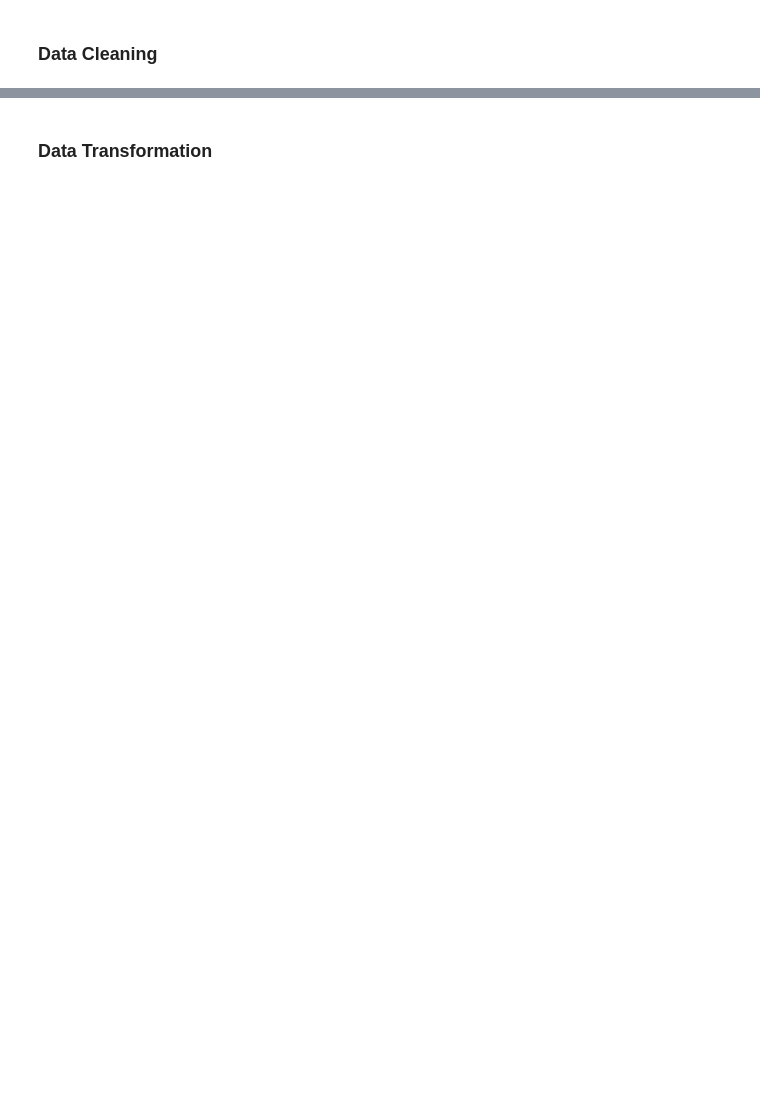
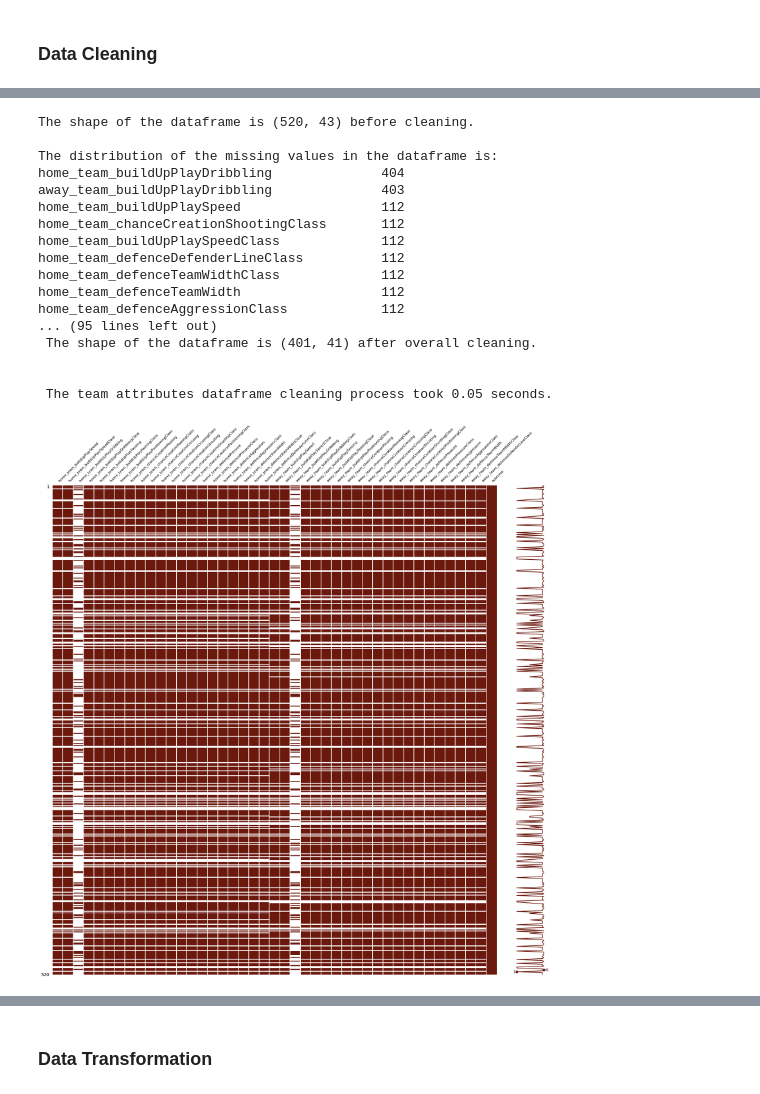
Before and after one commit to arditluzi1/DoppExercise2, a Jupyter notebook: notebooks/match_outcome.ipynb, the cells around one changed output, grey strips where cells are left out. Drawn from its saved outputs; the diff is of its cells as text; code cells hidden in the pictures; blank space fills up the shorter version.

```diff
--- a/notebooks/match_outcome.ipynb
+++ b/notebooks/match_outcome.ipynb
@@ -330,7 +332,7 @@ def get_team_features(df: pd.DataFrame, team_attributes: pd.DataFrame):
 
     Roadmap
     -------
-    1. Get the match id, home team id, away team id, league id and date
+    1. Get the home team id, away team id and date
     2. Get the result of the match
     3. Create an empty dataframe to store the team features
     4. Get the home team attributes for the last match
@@ -350,14 +352,12 @@ def get_team_features(df: pd.DataFrame, team_attributes: pd.DataFrame):
         A dataframe with the team features
     """
     # get the match id, home team id, away team id, league id and date
-    match_id = df['match_api_id']
     home_team_id = df['home_team_api_id']
     away_team_id = df['away_team_api_id']
-    league_id = df['league_id']
     date = df['date']
 
     # get the result of the match
-    match_outcome = get_match_outcome(df)
+    outcome = get_match_outcome(df)
 
     # create an empty dataframe to store the team features
     features = pd.DataFrame()
@@ -393,13 +393,8 @@ def get_team_features(df: pd.DataFrame, team_attributes: pd.DataFrame):
                 name = f'away_team_{col}'
                 features.loc[0, name] = np.nan
 
-    # collect all the attributes in a dataframe with the match id, home team id, away team id, league id, date and match outcome
-    features.loc[0, 'match_api_id'] = match_id
-    features.loc[0, 'home_team_api_id'] = home_team_id
-    features.loc[0, 'away_team_api_id'] = away_team_id
-    features.loc[0, 'league_id'] = league_id
-    features.loc[0, 'date'] = date
-    features.loc[0, 'match_outcome'] = match_outcome
+    # collect all the attributes in a dataframe with the match outcome
+    features.loc[0, 'outcome'] = outcome
 
     features.reset_index(drop=True, inplace=True)
 
@@ -511,5 +498,8 @@ memory usage: 337.2+ KB
 # %%
+start = time()
 # get team attributes for the matches
 mf_team = matches.apply(get_team_features, axis=1, args=(team_attributes,))
+end = time()
+print(f'Getting team attributes features took {round(end - start, 2)} seconds')
 mf_team.info()
 # %% [output]
@@ -587,0 +613,25 @@ dtype: int64
+# %%
+start = time()
+# clean the team attributes dataframe
+cln_team = data_cleaning(mf_team)
+end = time()
+print(f'\n The team attributes dataframe cleaning process took {round(end - start, 2)} seconds. \n')
+# %% [output]
+The shape of the dataframe is (520, 43) before cleaning.
+
+The distribution of the missing values in the dataframe is:
+home_team_buildUpPlayDribbling              404
+away_team_buildUpPlayDribbling              403
+home_team_buildUpPlaySpeed                  112
+home_team_chanceCreationShootingClass       112
+home_team_buildUpPlaySpeedClass             112
+home_team_defenceDefenderLineClass          112
+home_team_defenceTeamWidthClass             112
+home_team_defenceTeamWidth                  112
+home_team_defenceAggressionClass            112
+... (95 lines left out)
+ The shape of the dataframe is (401, 41) after overall cleaning.
+
+
+ The team attributes dataframe cleaning process took 0.05 seconds.
+[figure, added]
```
Also changed, not shown: parts of 63 cells of this notebook, 2 other files.
